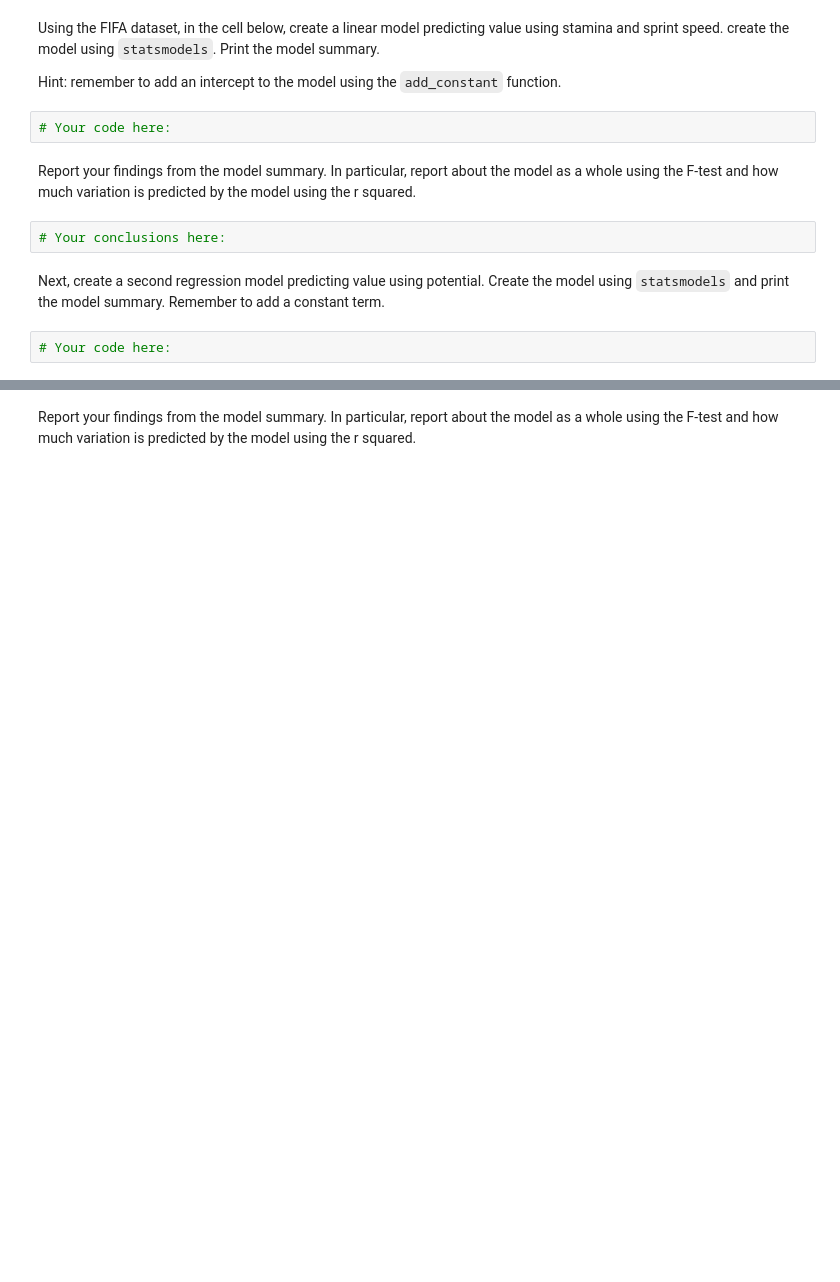
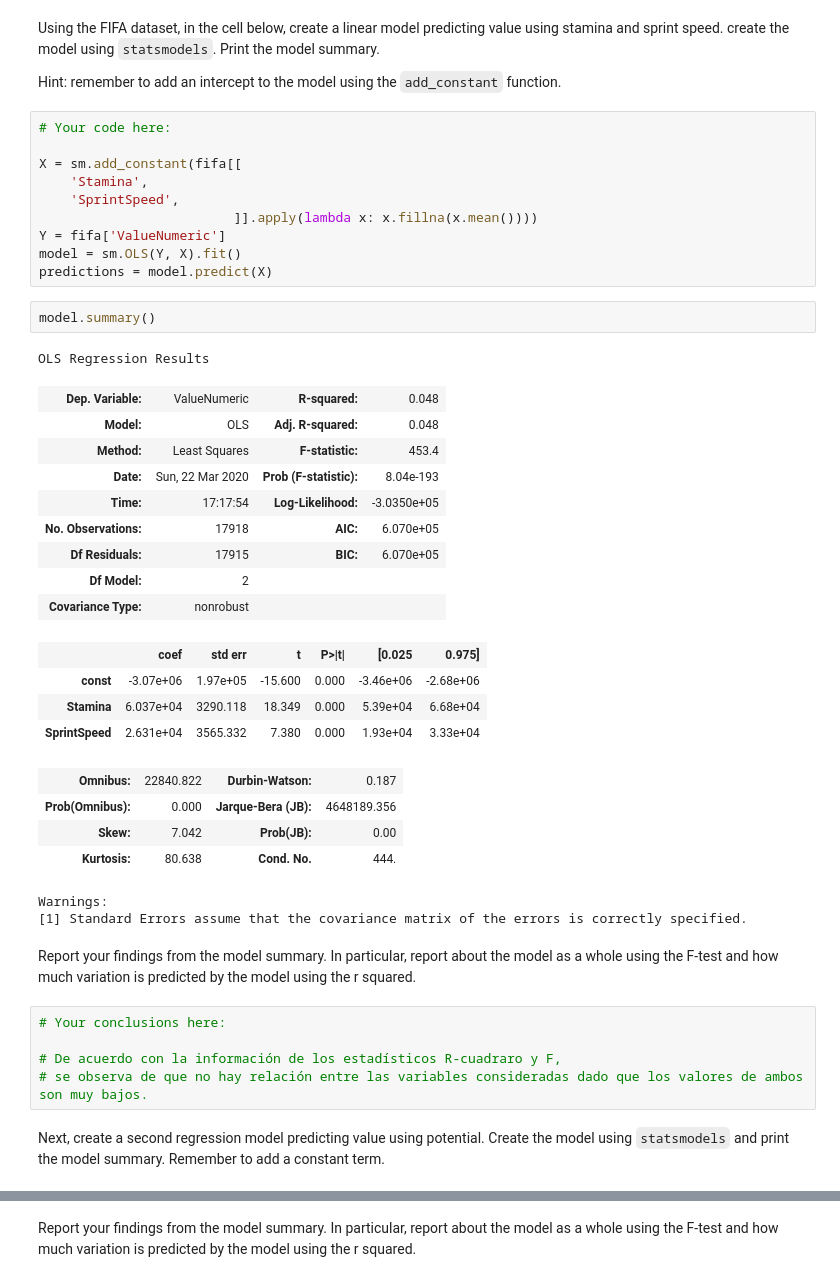
Before and after one commit to ta-datapt-bcn/lab-correlation-tests-with-scipy, a Jupyter notebook: your-code/main.ipynb, the cells around one changed output, grey strips where cells are left out. Cells and saved outputs as stored; diff of their text form; blank space fills up the shorter version.

```diff
--- a/your-code/main.ipynb
+++ b/your-code/main.ipynb
@@ -52,13 +111,45 @@ We'll start by ensuring there are no missing values. Examine all variables for a
 Using the FIFA dataset, in the cell below, create a linear model predicting value using stamina and sprint speed. create the model using `statsmodels`. Print the model summary.
 
 Hint: remember to add an intercept to the model using the `add_constant` function.
-# %%
-# Your code here:
+# %%
+# Your code here:
+
+X = sm.add_constant(fifa[[
+    'Stamina',
+    'SprintSpeed',
+                         ]].apply(lambda x: x.fillna(x.mean())))
+Y = fifa['ValueNumeric']
+model = sm.OLS(Y, X).fit()
+predictions = model.predict(X)
+# %%
+model.summary()
+# %% [output]
+OLS Regression Results
+| Dep. Variable: | ValueNumeric | R-squared: | 0.048 |
+| Model: | OLS | Adj. R-squared: | 0.048 |
+| Method: | Least Squares | F-statistic: | 453.4 |
+| Date: | Sun, 22 Mar 2020 | Prob (F-statistic): | 8.04e-193 |
+| Time: | 17:17:54 | Log-Likelihood: | -3.0350e+05 |
+| No. Observations: | 17918 | AIC: | 6.070e+05 |
+| Df Residuals: | 17915 | BIC: | 6.070e+05 |
+| Df Model: | 2 |  |  |
+| Covariance Type: | nonrobust |  |  |
+|  | coef | std err | t | P>|t| | [0.025 | 0.975] |
+| const | -3.07e+06 | 1.97e+05 | -15.600 | 0.000 | -3.46e+06 | -2.68e+06 |
+| Stamina | 6.037e+04 | 3290.118 | 18.349 | 0.000 | 5.39e+04 | 6.68e+04 |
+| SprintSpeed | 2.631e+04 | 3565.332 | 7.380 | 0.000 | 1.93e+04 | 3.33e+04 |
+| Omnibus: | 22840.822 | Durbin-Watson: | 0.187 |
+| Prob(Omnibus): | 0.000 | Jarque-Bera (JB): | 4648189.356 |
+| Skew: | 7.042 | Prob(JB): | 0.00 |
+| Kurtosis: | 80.638 | Cond. No. | 444. |
+Warnings:
+[1] Standard Errors assume that the covariance matrix of the errors is correctly specified.
 # %% [markdown]
 Report your findings from the model summary. In particular, report about the model as a whole using the F-test and how much variation is predicted by the model using the r squared.
-# %%
-# Your conclusions here:
+# %%
+# Your conclusions here:
+
+# De acuerdo con la información de los estadísticos R-cuadraro y F,
+# se observa de que no hay relación entre las variables consideradas dado que los valores de ambos son muy bajos.
 # %% [markdown]
 Next, create a second regression model predicting value using potential. Create the model using `statsmodels` and print the model summary. Remember to add a constant term.
-# %%
-# Your code here:
```
Also changed, not shown: parts of 18 cells of this notebook.
